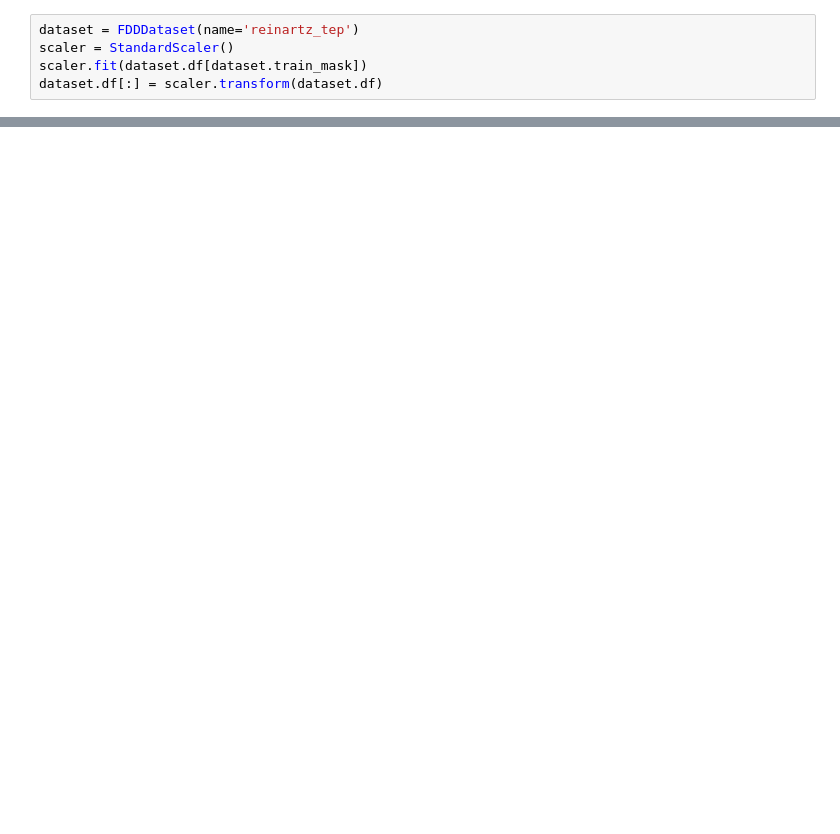
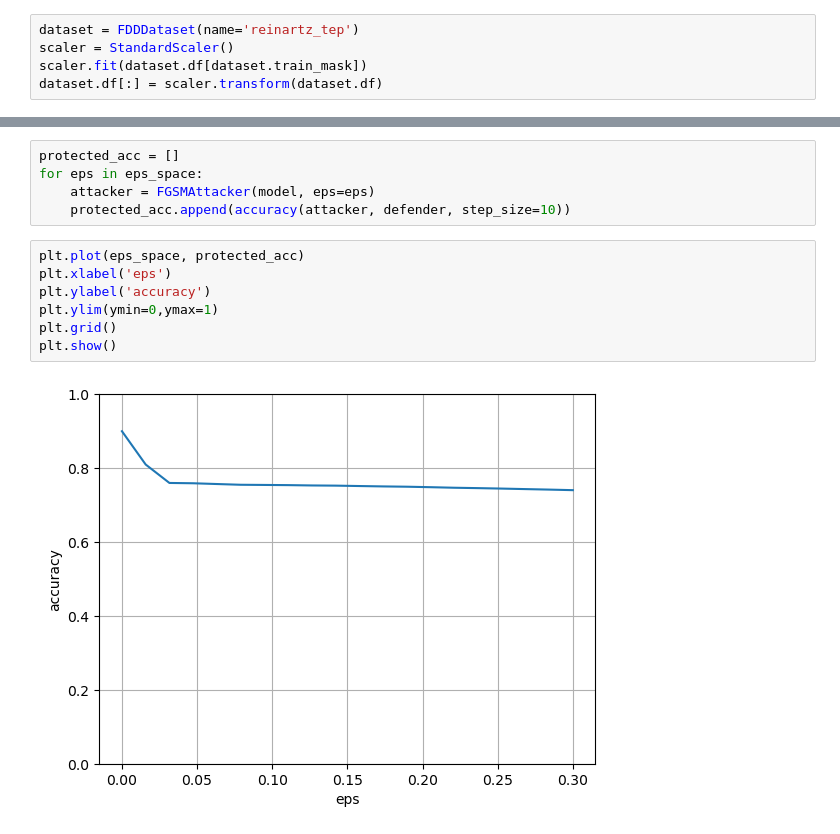
Before and after one commit to AIRI-Institute/fdd-defense, a Jupyter notebook: experiments.ipynb, the cells around one changed output, grey strips where cells are left out. Cells and saved outputs as stored; diff of their text form; blank space fills up the shorter version.

```diff
--- a/experiments.ipynb
+++ b/experiments.ipynb
@@ -224,0 +131,14 @@ curve(accuracy)
+# %%
+protected_acc = []
+for eps in eps_space:
+    attacker = FGSMAttacker(model, eps=eps)
+    protected_acc.append(accuracy(attacker, defender, step_size=10))
+# %%
+plt.plot(eps_space, protected_acc)
+plt.xlabel('eps')
+plt.ylabel('accuracy')
+plt.ylim(ymin=0,ymax=1)
+plt.grid()
+plt.show()
+# %% [output]
+[figure, added]
```
Also changed, not shown: parts of 41 cells of this notebook, 1 other file.
